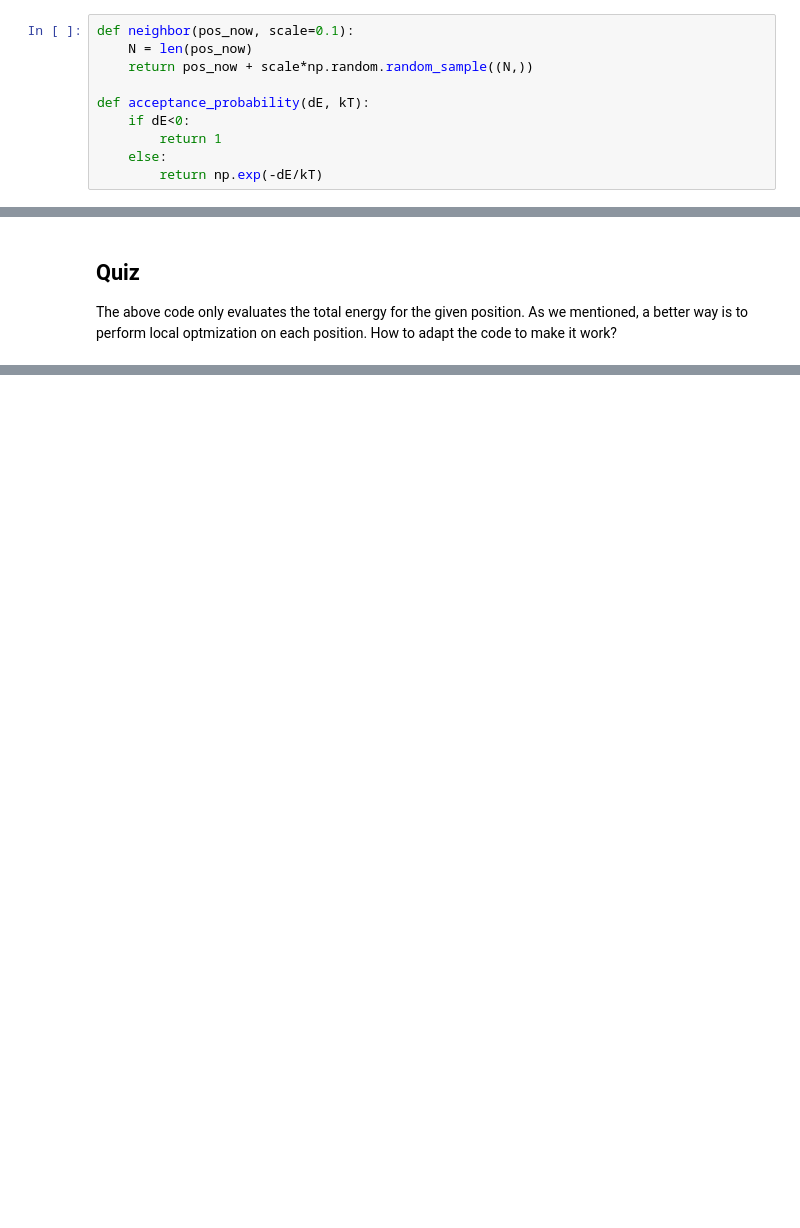
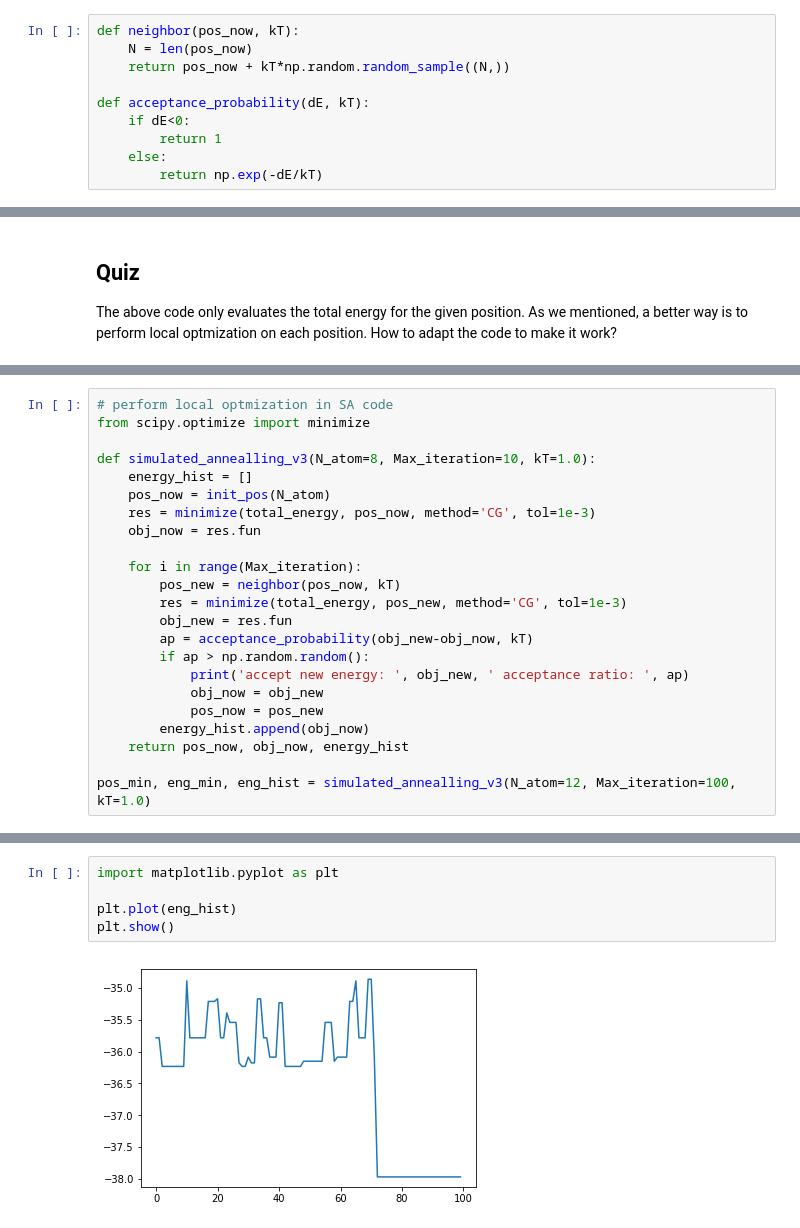
Before and after one commit to MaterSim/ComputationalPhysics300, a Jupyter notebook: Lec_21.ipynb, the cells around one changed output, grey strips where cells are left out. Cells and saved outputs as stored; diff of their text form; blank space fills up the shorter version.

```diff
--- a/Lec_21.ipynb
+++ b/Lec_21.ipynb
@@ -81,9 +81,9 @@ In order to implement the simulated annealing algorithm, we need to construct th
 - 2, calculate the accepetance rate based on the objective difference
 - 3, the actual simulated annealing algorithm
 # %%
-def neighbor(pos_now, scale=0.1):
+def neighbor(pos_now, kT):
     N = len(pos_now)
-    return pos_now + scale*np.random.random_sample((N,))
+    return pos_now + kT*np.random.random_sample((N,))
 
 def acceptance_probability(dE, kT):
     if dE<0:
@@ -163,0 +193,23 @@ simulated_annealling_v2(N_atom=5, Max_iteration=20)
+# %%
+# perform local optmization in SA code
+from scipy.optimize import minimize
+
+def simulated_annealling_v3(N_atom=8, Max_iteration=10, kT=1.0):
+    energy_hist = []
+    pos_now = init_pos(N_atom)
+    res = minimize(total_energy, pos_now, method='CG', tol=1e-3)
+    obj_now = res.fun
+
+    for i in range(Max_iteration):
+        pos_new = neighbor(pos_now, kT)
+        res = minimize(total_energy, pos_new, method='CG', tol=1e-3)
+        obj_new = res.fun
+        ap = acceptance_probability(obj_new-obj_now, kT)
+        if ap > np.random.random():
+            print('accept new energy: ', obj_new, ' acceptance ratio: ', ap)
+            obj_now = obj_new
+            pos_now = pos_new
+        energy_hist.append(obj_now)
+    return pos_now, obj_now, energy_hist
+
+pos_min, eng_min, eng_hist = simulated_annealling_v3(N_atom=12, Max_iteration=100, kT=1.0)
@@ -163,0 +234,7 @@ simulated_annealling_v2(N_atom=5, Max_iteration=20)
+# %%
+import matplotlib.pyplot as plt
+
+plt.plot(eng_hist)
+plt.show()
+# %% [output]
+[figure, added]
```
Also changed, not shown: parts of 8 cells of this notebook.
